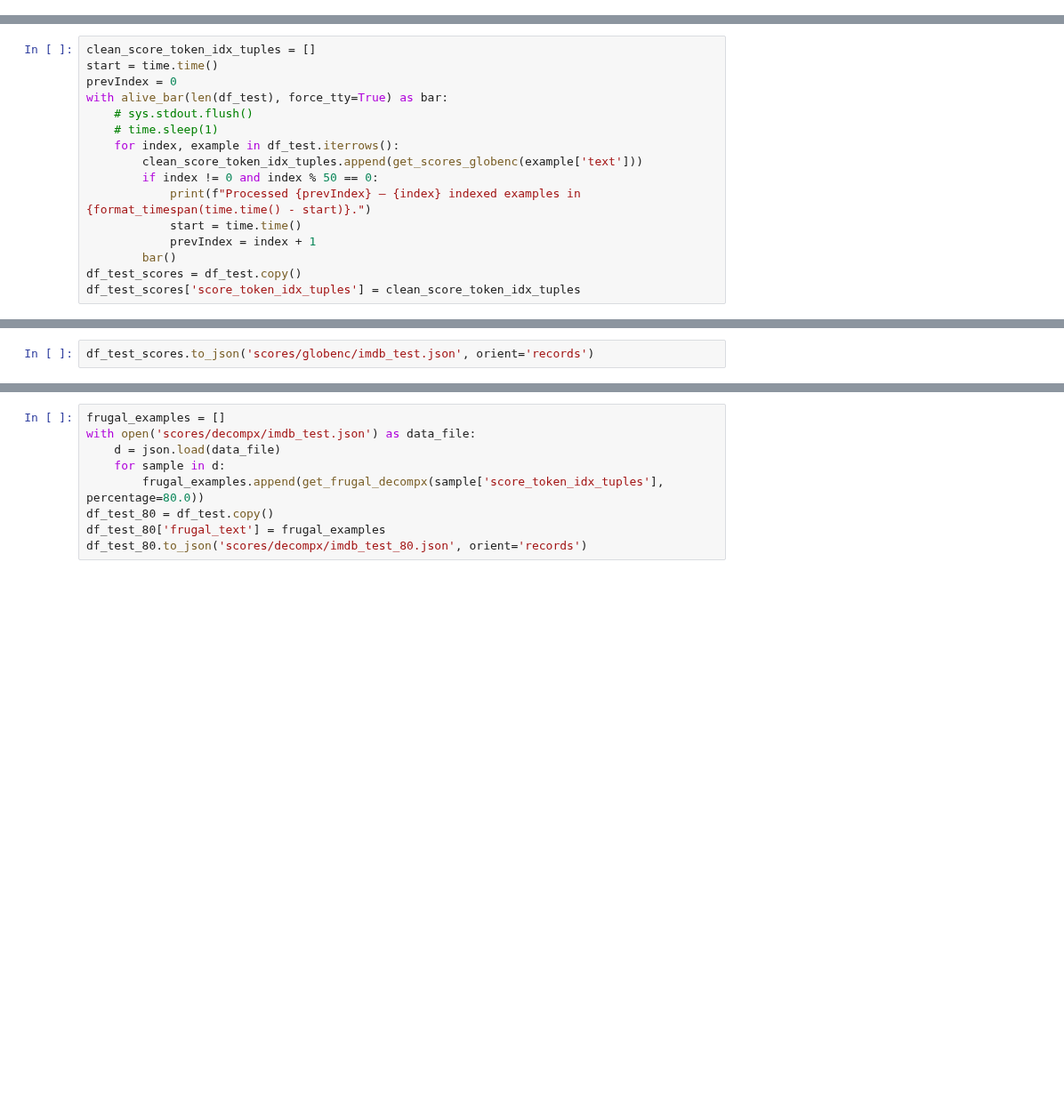
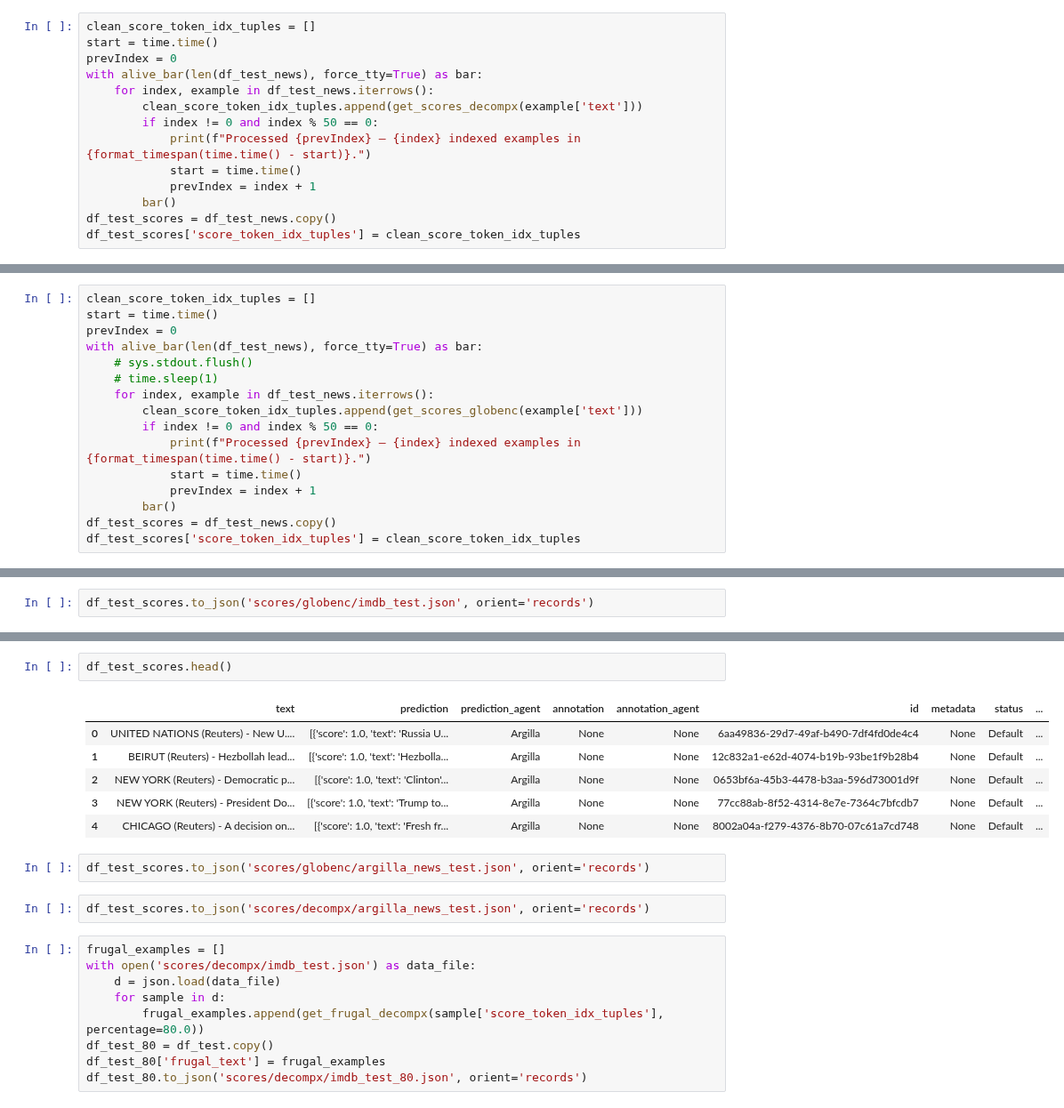
Before and after one commit to Starscream-11813/Frugal-ICL, a Jupyter notebook: frugal_ICL_clean.ipynb, the cells around one changed output, grey strips where cells are left out. Shown at 89% size. Cells and saved outputs as stored; diff of their text form; blank space fills up the shorter version.

```diff
--- a/frugal_ICL_clean.ipynb
+++ b/frugal_ICL_clean.ipynb
@@ -783,3 +844,17 @@ on 800: Processed 751 – 800 indexed examples in 5 minutes and 34.25 seconds se
 on 850: Processed 801 – 850 indexed examples in 5 minutes and 32.85 seconds seconds.
 on 900: Processed 851 – 900 indexed examples in 7 minutes and 19.83 seconds seconds.
 on 950: Processed 901 – 950 indexed examples in 5 minutes and 21.92 seconds seconds.
+# %%
+clean_score_token_idx_tuples = []
+start = time.time()
+prevIndex = 0
+with alive_bar(len(df_test_news), force_tty=True) as bar:
+    for index, example in df_test_news.iterrows():
+        clean_score_token_idx_tuples.append(get_scores_decompx(example['text']))
+        if index != 0 and index % 50 == 0:
+            print(f"Processed {prevIndex} – {index} indexed examples in {format_timespan(time.time() - start)}.")
+            start = time.time()
+            prevIndex = index + 1
+        bar()
+df_test_scores = df_test_news.copy()
+df_test_scores['score_token_idx_tuples'] = clean_score_token_idx_tuples
@@ -787,17 +882,17 @@ on 950: Processed 901 – 950 indexed examples in 5 minutes and 21.92 seconds se
 clean_score_token_idx_tuples = []
 start = time.time()
 prevIndex = 0
-with alive_bar(len(df_test), force_tty=True) as bar:
+with alive_bar(len(df_test_news), force_tty=True) as bar:
     # sys.stdout.flush()
     # time.sleep(1)
-    for index, example in df_test.iterrows():
+    for index, example in df_test_news.iterrows():
         clean_score_token_idx_tuples.append(get_scores_globenc(example['text']))
         if index != 0 and index % 50 == 0:
             print(f"Processed {prevIndex} – {index} indexed examples in {format_timespan(time.time() - start)}.")
             start = time.time()
             prevIndex = index + 1
         bar()
-df_test_scores = df_test.copy()
+df_test_scores = df_test_news.copy()
 df_test_scores['score_token_idx_tuples'] = clean_score_token_idx_tuples
 # %%
 df_test.head()
@@ -824,3 +928,16 @@ df_test_scores.to_json('scores/globenc/imdb_test.json', orient='records')
+# %%
+df_test_scores.head()
+# %% [output]
+|  | text | prediction | prediction_agent | annotation | annotation_agent | id | metadata | status | ... |
+| 0 | UNITED NATIONS (Reuters) - New U.... | [{'score': 1.0, 'text': 'Russia U... | Argilla | None | None | 6aa49836-29d7-49af-b490-7df4fd0de4c4 | None | Default | ... |
+| 1 | BEIRUT (Reuters) - Hezbollah lead... | [{'score': 1.0, 'text': 'Hezbolla... | Argilla | None | None | 12c832a1-e62d-4074-b19b-93be1f9b28b4 | None | Default | ... |
+| 2 | NEW YORK (Reuters) - Democratic p... | [{'score': 1.0, 'text': 'Clinton'... | Argilla | None | None | 0653bf6a-45b3-4478-b3aa-596d73001d9f | None | Default | ... |
+| 3 | NEW YORK (Reuters) - President Do... | [{'score': 1.0, 'text': 'Trump to... | Argilla | None | None | 77cc88ab-8f52-4314-8e7e-7364c7bfcdb7 | None | Default | ... |
+| 4 | CHICAGO (Reuters) - A decision on... | [{'score': 1.0, 'text': 'Fresh fr... | Argilla | None | None | 8002a04a-f279-4376-8b70-07c61a7cd748 | None | Default | ... |
+# %%
+df_test_scores.to_json('scores/globenc/argilla_news_test.json', orient='records')
+# %%
+df_test_scores.to_json('scores/decompx/argilla_news_test.json', orient='records')
 # %%
 frugal_examples = []
 with open('scores/decompx/imdb_test.json') as data_file:
```
Also changed, not shown: parts of 17 cells of this notebook, 2 other files.
